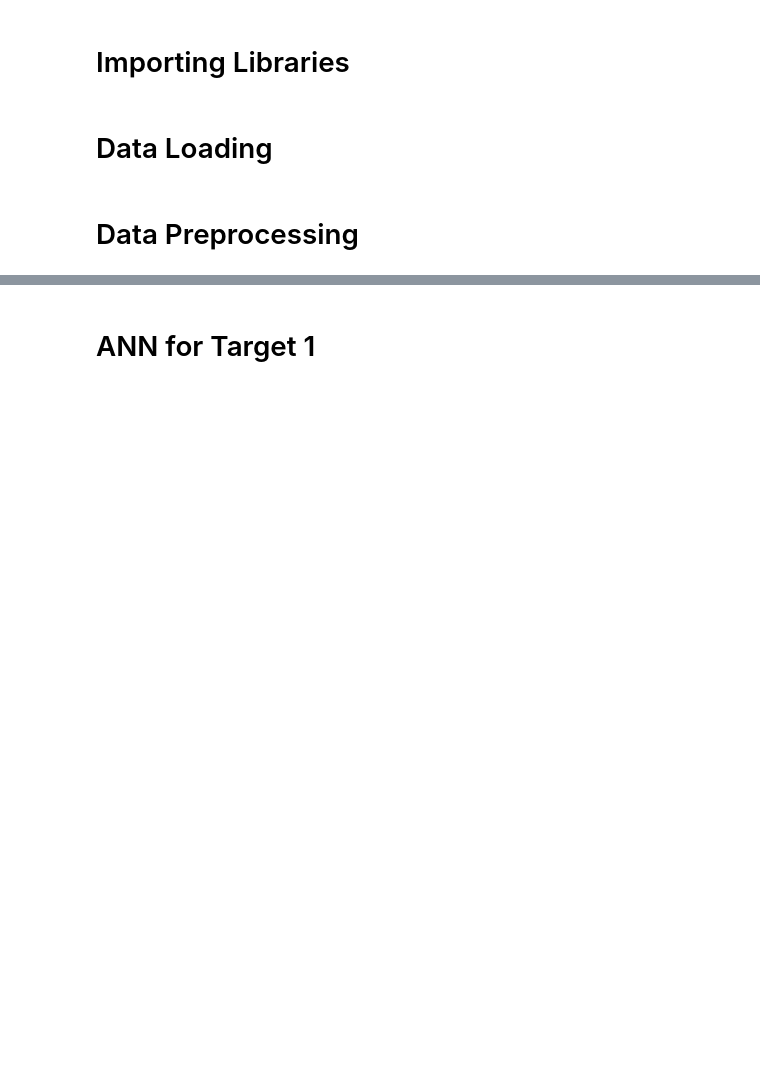
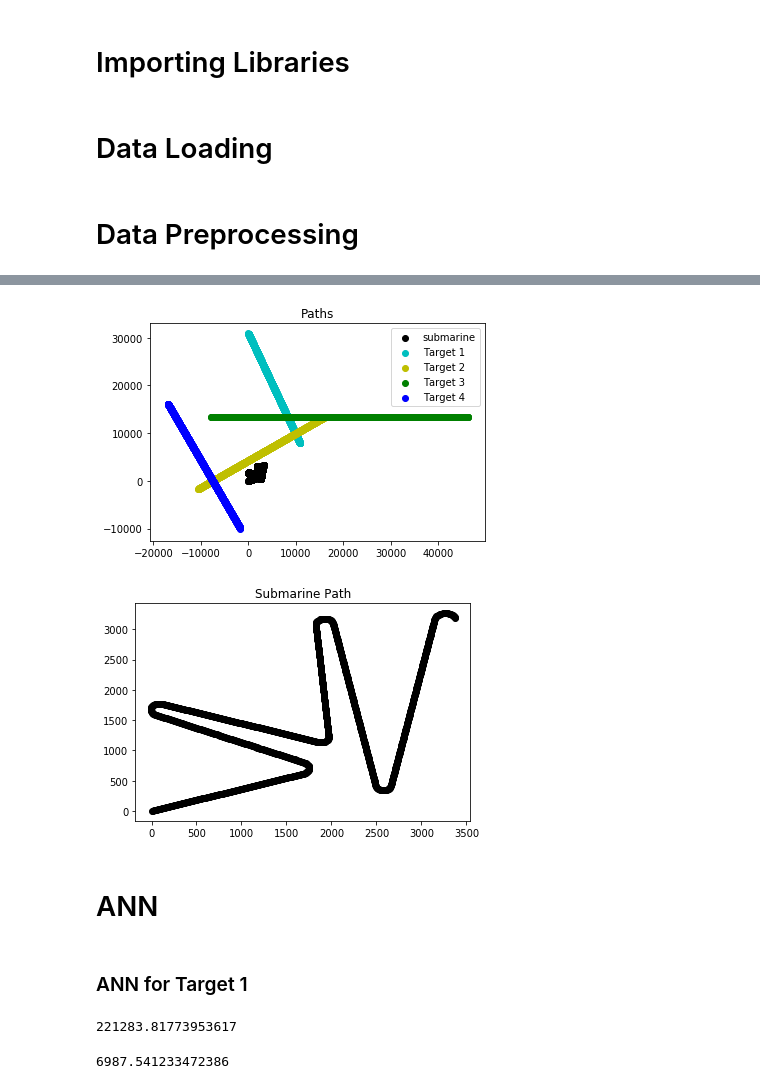
Before and after one commit to alishdipani/Tracking-ships-using-1-D-sonar-sensor-data, a Jupyter notebook: Tracking_Ships.ipynb, the cells around one changed output, grey strips where cells are left out. Cells and saved outputs as stored; diff of their text form; code cells hidden in the pictures; blank space fills up the shorter version.

```diff
--- a/Tracking_Ships.ipynb
+++ b/Tracking_Ships.ipynb
@@ -119,2 +231,47 @@ for i in T3TruthFrequency:
+# %%
+#Paths
+T1Position_x = []
+T1Position_y = []
+for i in T1Position:
+    T1Position_x.append(i[1])
+    T1Position_y.append(i[2])
+T2Position_x = []
+T2Position_y = []
+for i in T2Position:
+    T2Position_x.append(i[1])
+    T2Position_y.append(i[2])
+T3Position_x = []
+T3Position_y = []
+for i in T3Position:
+    T3Position_x.append(i[1])
+    T3Position_y.append(i[2])
+T4Position_x = []
+T4Position_y = []
+for i in T4Position:
+    T4Position_x.append(i[1])
+    T4Position_y.append(i[2])
+OPosition_x = []
+OPosition_y = []
+for i in OPosition:
+    OPosition_x.append(i[1])
+    OPosition_y.append(i[2])
+plt.scatter(OPosition_x,OPosition_y,color='k',label='submarine')
+plt.scatter(T1Position_x,T1Position_y,color='c',label='Target 1')
+plt.scatter(T2Position_x,T2Position_y,color='y',label='Target 2')
+plt.scatter(T3Position_x,T3Position_y,color='g',label='Target 3')
+plt.scatter(T4Position_x,T4Position_y,color='b',label='Target 4')
+plt.legend()
+plt.title("Paths")
+plt.show()
+
+#Path of Submarine
+plt.scatter(OPosition_x,OPosition_y,color='k',label='submarine')
+plt.title("Submarine Path")
+plt.show()
+# %% [output]
+[figure, added]
+[figure, added]
+# %% [markdown]
+# ANN
 # %% [markdown]
-# ANN for Target 1
+### ANN for Target 1
@@ -126,0 +312,20 @@ for i in range(len(T1TruthFrequency)):
+# %%
+#Linear Regression
+from sklearn.linear_model import LinearRegression
+clf = LinearRegression().fit(X_train,y_train)
+from sklearn.metrics import mean_squared_error
+y_pred = clf.predict(X_test)
+acc = mean_squared_error(y_test, y_pred)
+print(acc)
+# %% [output]
+221283.81773953617
+# %%
+#ANN
+from sklearn.neural_network import MLPRegressor
+clf = MLPRegressor(hidden_layer_sizes=(50,100),solver='lbfgs').fit(X_train,y_train)
+from sklearn.metrics import mean_squared_error
+y_pred = clf.predict(X_test)
+acc = mean_squared_error(y_test, y_pred)
+print(acc)
+# %% [output]
+6987.541233472386
```
Also changed, not shown: parts of 33 cells of this notebook.
